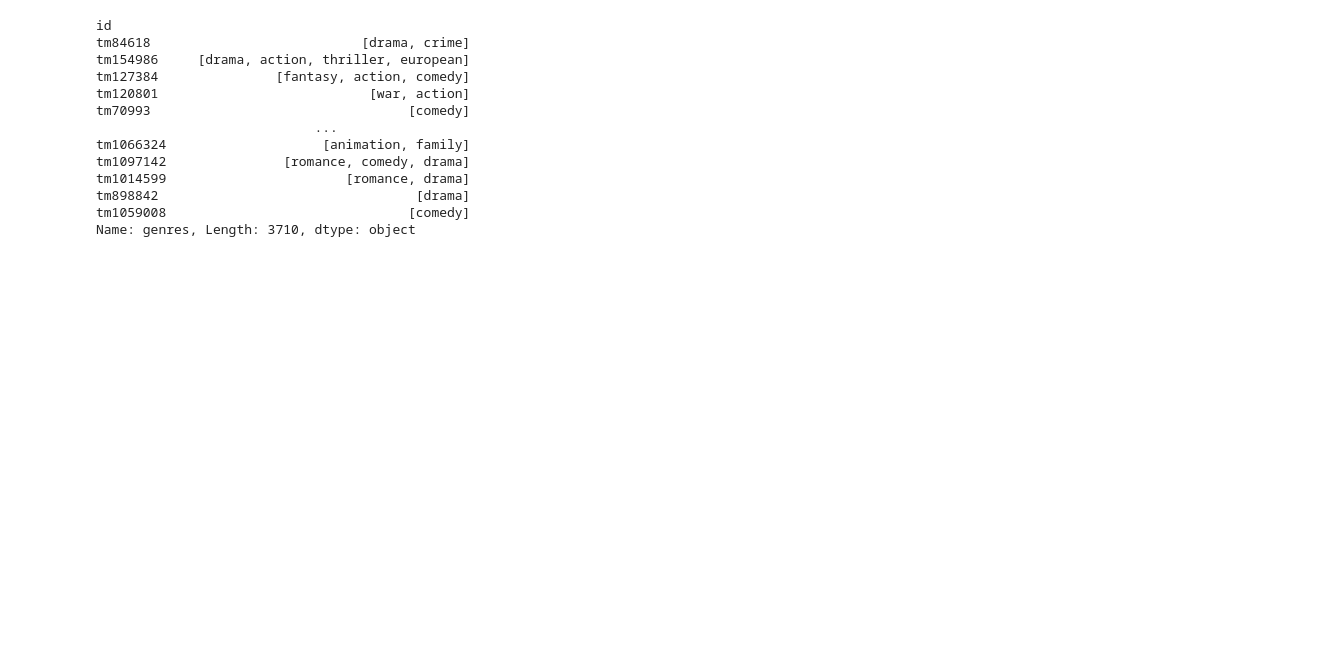
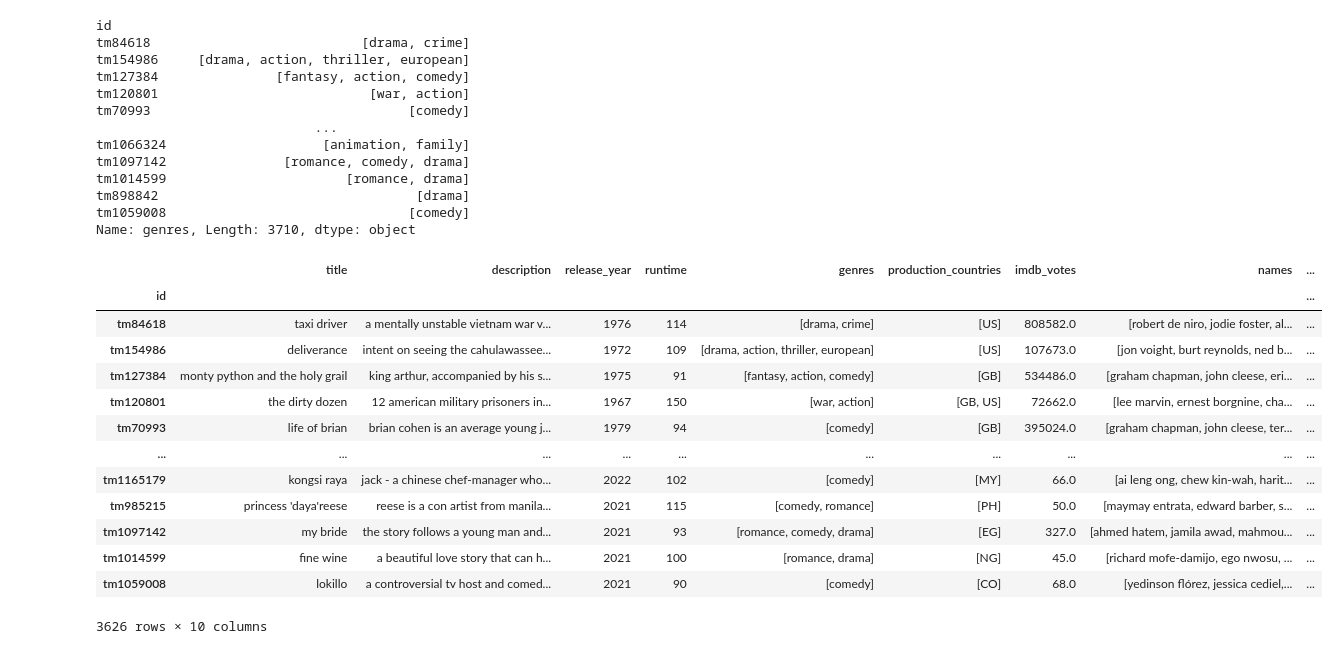
Before and after one commit to alicia-perez-diez/proyect_2, a Jupyter notebook: netflix_project_notebook.ipynb, the cells around one changed output. Saved outputs shown, nothing was run; the diff lists cells and outputs as text; code cells hidden in the pictures; blank space fills up the shorter version.

```diff
--- a/netflix_project_notebook.ipynb
+++ b/netflix_project_notebook.ipynb
@@ -390,5 +390,5 @@ pa = pais.sort_values(ascending = False).head(15)
 # %%
-to = total_df.dropna(subset = "directors")
+total_df_not_null = total_df.dropna(subset = "directors")
 # %%
 total_df["genres"]
 # %% [output]
@@ -405,4 +405,21 @@ tm1014599                       [romance, drama]
 tm898842                                 [drama]
 tm1059008                               [comedy]
 Name: genres, Length: 3710, dtype: object
+# %%
+total_df_not_null
+# %% [output]
+|  | title | description | release_year | runtime | genres | production_countries | imdb_votes | names | ... |
+| id |  |  |  |  |  |  |  |  | ... |
+| tm84618 | taxi driver | a mentally unstable vietnam war v... | 1976 | 114 | [drama, crime] | [US] | 808582.0 | [robert de niro, jodie foster, al... | ... |
+| tm154986 | deliverance | intent on seeing the cahulawassee... | 1972 | 109 | [drama, action, thriller, european] | [US] | 107673.0 | [jon voight, burt reynolds, ned b... | ... |
+| tm127384 | monty python and the holy grail | king arthur, accompanied by his s... | 1975 | 91 | [fantasy, action, comedy] | [GB] | 534486.0 | [graham chapman, john cleese, eri... | ... |
+| tm120801 | the dirty dozen | 12 american military prisoners in... | 1967 | 150 | [war, action] | [GB, US] | 72662.0 | [lee marvin, ernest borgnine, cha... | ... |
+| tm70993 | life of brian | brian cohen is an average young j... | 1979 | 94 | [comedy] | [GB] | 395024.0 | [graham chapman, john cleese, ter... | ... |
+| ... | ... | ... | ... | ... | ... | ... | ... | ... | ... |
+| tm1165179 | kongsi raya | jack - a chinese chef-manager who... | 2022 | 102 | [comedy] | [MY] | 66.0 | [ai leng ong, chew kin-wah, harit... | ... |
+| tm985215 | princess 'daya'reese | reese is a con artist from manila... | 2021 | 115 | [comedy, romance] | [PH] | 50.0 | [maymay entrata, edward barber, s... | ... |
+| tm1097142 | my bride | the story follows a young man and... | 2021 | 93 | [romance, comedy, drama] | [EG] | 327.0 | [ahmed hatem, jamila awad, mahmou... | ... |
+| tm1014599 | fine wine | a beautiful love story that can h... | 2021 | 100 | [romance, drama] | [NG] | 45.0 | [richard mofe-damijo, ego nwosu, ... | ... |
+| tm1059008 | lokillo | a controversial tv host and comed... | 2021 | 90 | [comedy] | [CO] | 68.0 | [yedinson flórez, jessica cediel,... | ... |
+3626 rows × 10 columns
 # %%
```
Also changed, not shown: parts of 68 cells of this notebook.
